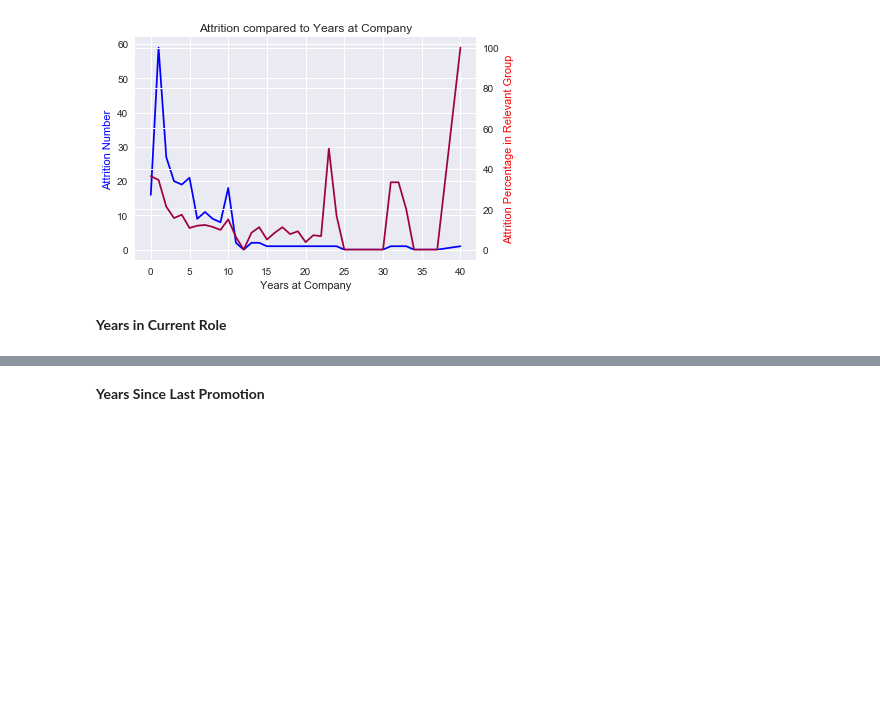
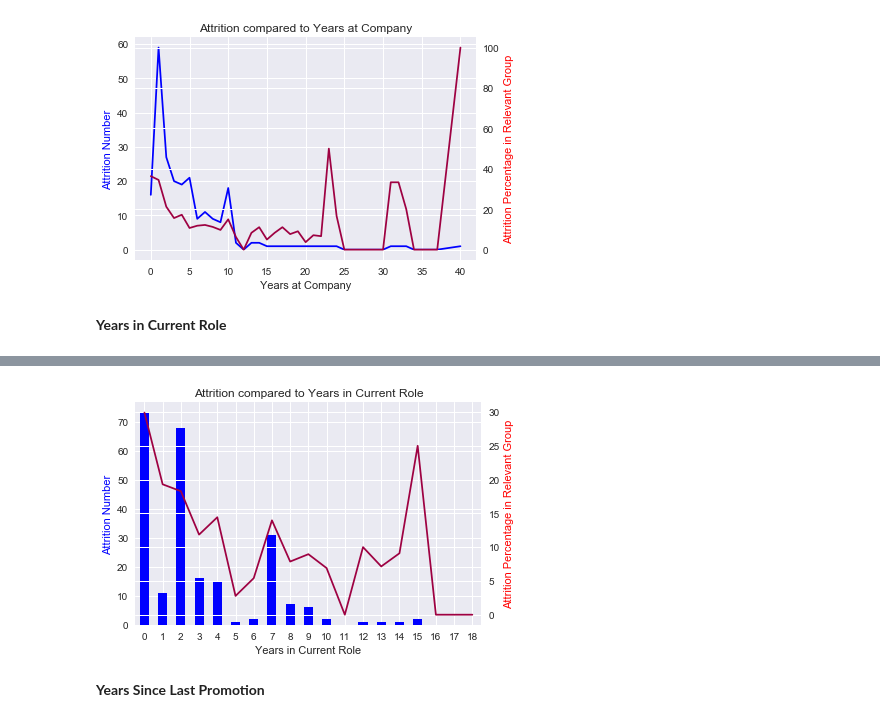
Before and after one commit to ShiningData/Capstone_Project-IBM_HR_Analytics, a Jupyter notebook: HR Analytics Employee Attrition and Performance.ipynb, the cells around one changed output, grey strips where cells are left out. Cells and saved outputs as stored; diff of their text form; code cells hidden in the pictures; blank space fills up the shorter version.

```diff
--- a/HR Analytics Employee Attrition and Performance.ipynb
+++ b/HR Analytics Employee Attrition and Performance.ipynb
@@ -1204,8 +1196,9 @@ array([ 4,  7,  0,  2,  5,  9,  8,  3,  6, 13,  1, 15, 14, 16, 11, 10, 12,
 # %%
-per_rate = df2.groupby('PerformanceRating').agg({'Attrition':['size', 'sum', 'mean']})
-per_rate.columns = [' '.join(col).strip() for col in per_rate.columns.values]
-per_rate = per_rate.reset_index()
-per_rate['Attrition mean'] = per_rate['Attrition mean']*100
-per_rate.columns = ['Performance Rating', 'Total Employee', 'Attrition Number',
-                    '% Attrition of Relevant Performance Rating']
-per_rate
+# Years in Current Role & Attrition Table
+yr_currole = df2.groupby('YearsInCurrentRole').agg({'Attrition':['size', 'sum', 'mean']})
+yr_currole.columns = [' '.join(col).strip() for col in yr_currole.columns.values]
+yr_currole = yr_currole.reset_index()
+yr_currole['Attrition mean'] = yr_currole['Attrition mean']*100
+yr_currole.columns = ['Years in Current Role', 'Total Employee', 'Attrition Number',
+                    '% Attrition of Relevant Years in Current Role']
+yr_currole
@@ -1222,3 +1223,19 @@ plt.show()
+# %%
+# Attrition compared to Years in Current Role Graph
+fig0, ax1 = plt.subplots()
+ax2 = ax1.twinx()
+yr_currole.set_index(yr_currole['Years in Current Role'], drop=True, inplace=True)
+yr_currole['Attrition Number'].plot(kind = 'bar', stacked = True, ax = ax1, colormap = 'winter', rot=0)
+yr_currole['% Attrition of Relevant Years in Current Role'].plot(kind = 'line', ax = ax2, colormap='Spectral')
+plt.title('Attrition compared to Years in Current Role')
+ax1.set_ylabel("Attrition Number")
+ax1.yaxis.label.set_color('blue')
+ax2.set_ylabel("Attrition Percentage in Relevant Group")
+ax2.yaxis.label.set_color('red')
+plt.tight_layout()
+plt.show()
+# %% [output]
+[figure, added]
 # %% [markdown]
 **Years Since Last Promotion**
 # %%
```
Also changed, not shown: parts of 51 cells of this notebook.
